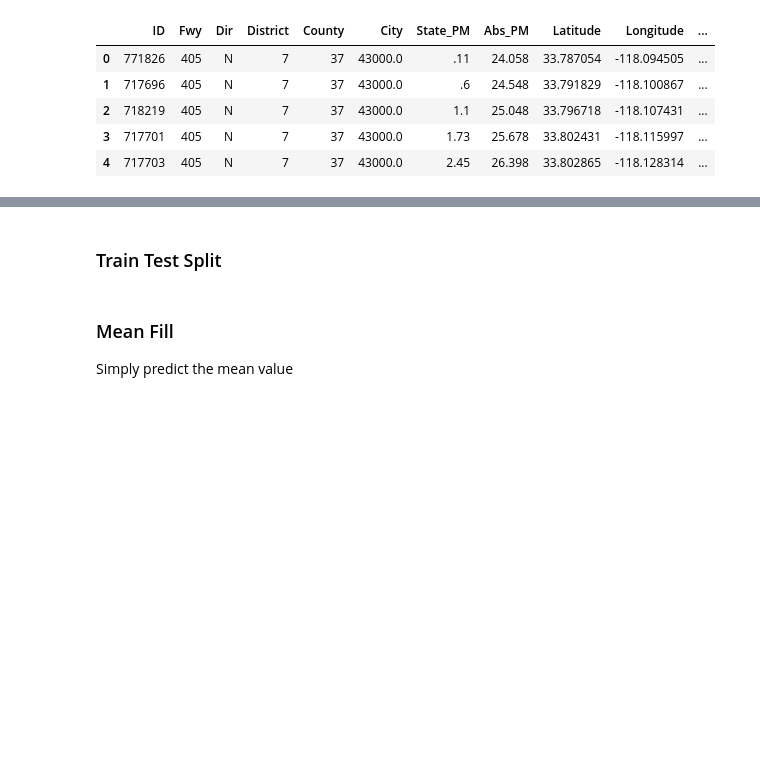
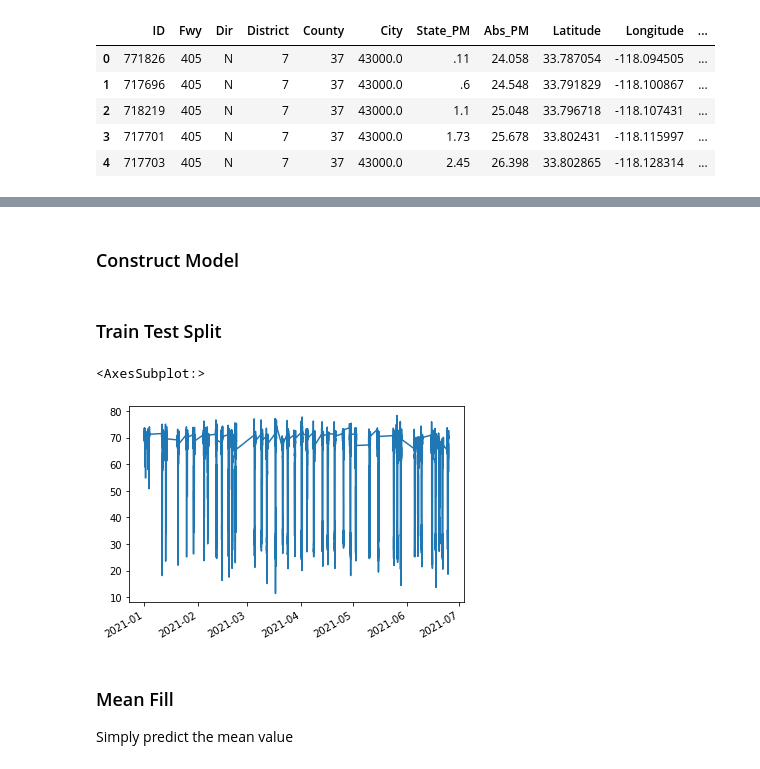
Before and after one commit to amanichopra/traffic-speed-forecasting, a Jupyter notebook: models/baseline.ipynb, the cells around one changed output, grey strips where cells are left out. Cells and saved outputs as stored; diff of their text form; code cells hidden in the pictures; blank space fills up the shorter version.

```diff
--- a/models/baseline.ipynb
+++ b/models/baseline.ipynb
@@ -38,0 +40,2 @@ station_data.head()
+# %% [markdown]
+### Construct Model
@@ -52,6 +82,11 @@ STATION = 772455
 df = station_data[STATION]
 train_data = df[df.index < pd.to_datetime('2021-07-01')]
 test_data = df[df.index >= pd.to_datetime('2021-07-01')]
+# %%
+train_data.plot()
+# %% [output]
+<AxesSubplot:>
+[figure, added]
 # %% [markdown]
 ### Mean Fill
 Simply predict the mean value
```
Also changed, not shown: parts of 14 cells of this notebook, 9 other files.
